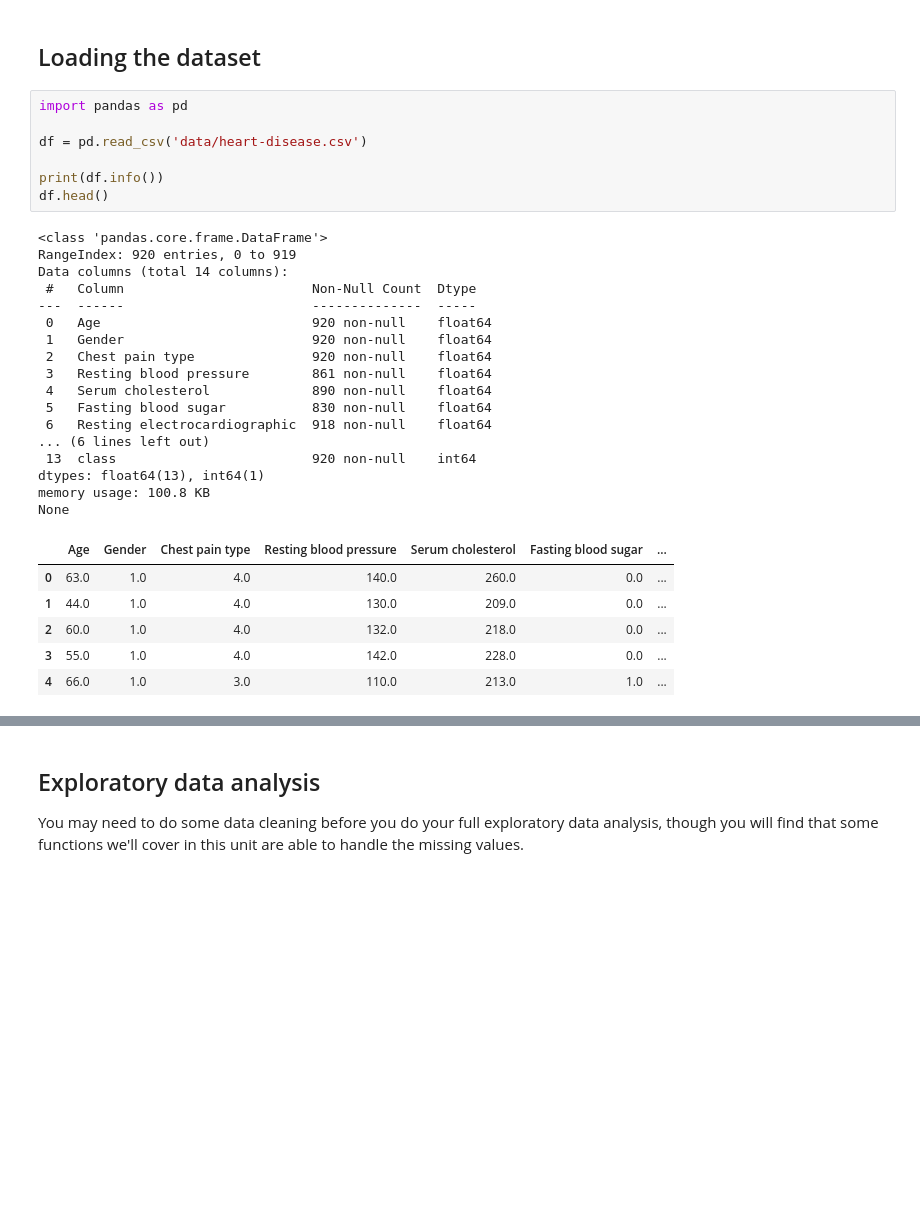
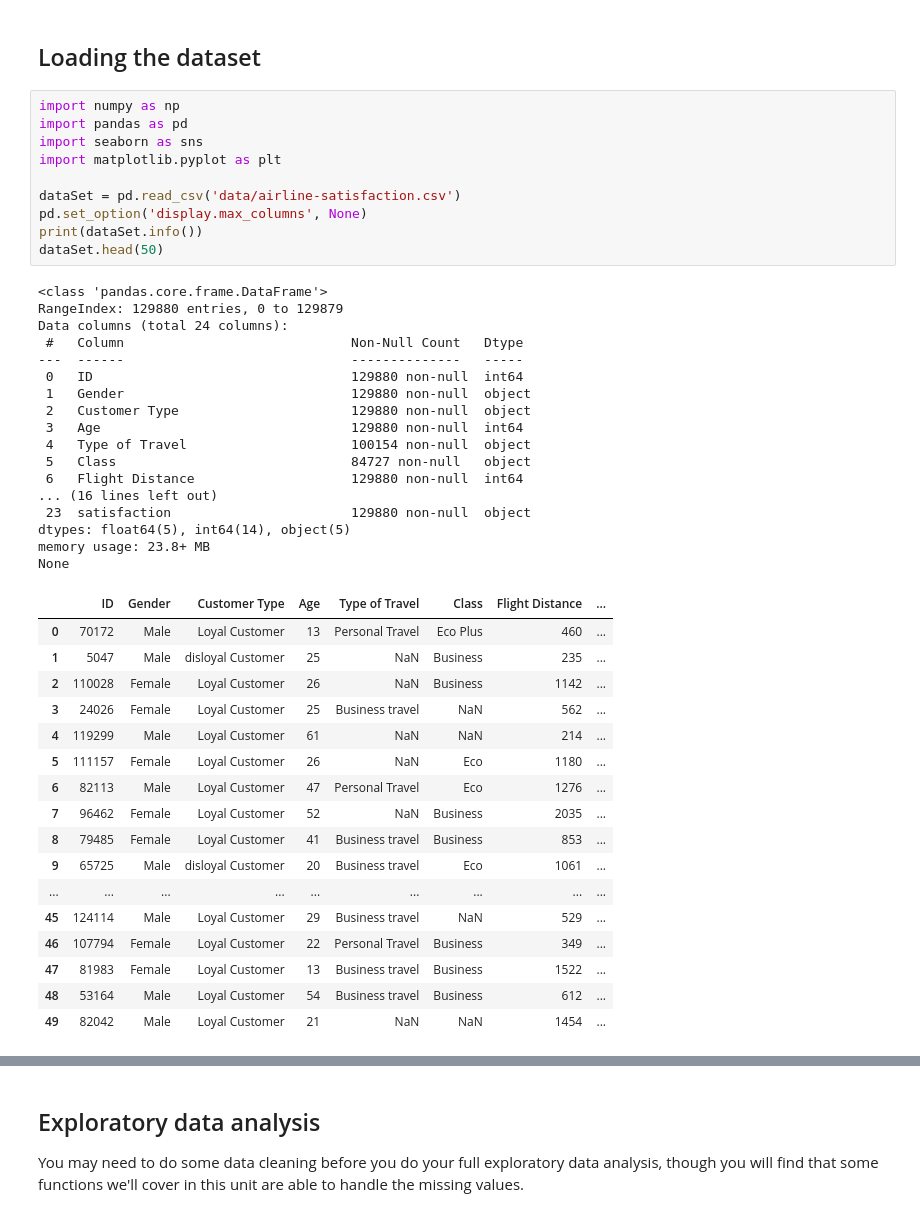
Before and after one commit to bu-ml-2022-23/ml-assignment-Shay-Khamar, a Jupyter notebook: ml-assignment.ipynb, the cells around one changed output, grey strips where cells are left out. Saved outputs shown, nothing was run; the diff lists cells and outputs as text; blank space fills up the shorter version.

```diff
--- a/ml-assignment.ipynb
+++ b/ml-assignment.ipynb
@@ -2,34 +2,48 @@
 # Machine Learning Assignment
 # %% [markdown]
 ## Loading the dataset
-# %%
-import pandas as pd
-
-df = pd.read_csv('data/heart-disease.csv')
-
-print(df.info())
-df.head()
-# %% [output]
-<class 'pandas.core.frame.DataFrame'>
-RangeIndex: 920 entries, 0 to 919
-Data columns (total 14 columns):
- #   Column                        Non-Null Count  Dtype
----  ------                        --------------  -----
- 0   Age                           920 non-null    float64
- 1   Gender                        920 non-null    float64
- 2   Chest pain type               920 non-null    float64
- 3   Resting blood pressure        861 non-null    float64
- 4   Serum cholesterol             890 non-null    float64
- 5   Fasting blood sugar           830 non-null    float64
- 6   Resting electrocardiographic  918 non-null    float64
-... (6 lines left out)
- 13  class                         920 non-null    int64
-dtypes: float64(13), int64(1)
-memory usage: 100.8 KB
-None
-|  | Age | Gender | Chest pain type | Resting blood pressure | Serum cholesterol | Fasting blood sugar | ... |
-| 0 | 63.0 | 1.0 | 4.0 | 140.0 | 260.0 | 0.0 | ... |
-| 1 | 44.0 | 1.0 | 4.0 | 130.0 | 209.0 | 0.0 | ... |
-| 2 | 60.0 | 1.0 | 4.0 | 132.0 | 218.0 | 0.0 | ... |
-| 3 | 55.0 | 1.0 | 4.0 | 142.0 | 228.0 | 0.0 | ... |
-| 4 | 66.0 | 1.0 | 3.0 | 110.0 | 213.0 | 1.0 | ... |
+# %%
+import numpy as np
+import pandas as pd
+import seaborn as sns
+import matplotlib.pyplot as plt
+
+dataSet = pd.read_csv('data/airline-satisfaction.csv')
+pd.set_option('display.max_columns', None)
+print(dataSet.info())
+dataSet.head(50)
+# %% [output]
+<class 'pandas.core.frame.DataFrame'>
+RangeIndex: 129880 entries, 0 to 129879
+Data columns (total 24 columns):
+ #   Column                             Non-Null Count   Dtype
+---  ------                             --------------   -----
+ 0   ID                                 129880 non-null  int64
+ 1   Gender                             129880 non-null  object
+ 2   Customer Type                      129880 non-null  object
+ 3   Age                                129880 non-null  int64
+ 4   Type of Travel                     100154 non-null  object
+ 5   Class                              84727 non-null   object
+ 6   Flight Distance                    129880 non-null  int64
+... (16 lines left out)
+ 23  satisfaction                       129880 non-null  object
+dtypes: float64(5), int64(14), object(5)
+memory usage: 23.8+ MB
+None
+|  | ID | Gender | Customer Type | Age | Type of Travel | Class | Flight Distance | ... |
+| 0 | 70172 | Male | Loyal Customer | 13 | Personal Travel | Eco Plus | 460 | ... |
+| 1 | 5047 | Male | disloyal Customer | 25 | NaN | Business | 235 | ... |
+| 2 | 110028 | Female | Loyal Customer | 26 | NaN | Business | 1142 | ... |
+| 3 | 24026 | Female | Loyal Customer | 25 | Business travel | NaN | 562 | ... |
+| 4 | 119299 | Male | Loyal Customer | 61 | NaN | NaN | 214 | ... |
+| 5 | 111157 | Female | Loyal Customer | 26 | NaN | Eco | 1180 | ... |
+| 6 | 82113 | Male | Loyal Customer | 47 | Personal Travel | Eco | 1276 | ... |
+| 7 | 96462 | Female | Loyal Customer | 52 | NaN | Business | 2035 | ... |
+| 8 | 79485 | Female | Loyal Customer | 41 | Business travel | Business | 853 | ... |
+| 9 | 65725 | Male | disloyal Customer | 20 | Business travel | Eco | 1061 | ... |
+| ... | ... | ... | ... | ... | ... | ... | ... | ... |
+| 45 | 124114 | Male | Loyal Customer | 29 | Business travel | NaN | 529 | ... |
+| 46 | 107794 | Female | Loyal Customer | 22 | Personal Travel | Business | 349 | ... |
+| 47 | 81983 | Female | Loyal Customer | 13 | Business travel | Business | 1522 | ... |
+| 48 | 53164 | Male | Loyal Customer | 54 | Business travel | Business | 612 | ... |
+| 49 | 82042 | Male | Loyal Customer | 21 | NaN | NaN | 1454 | ... |
```
Also changed, not shown: parts of 16 cells of this notebook.
